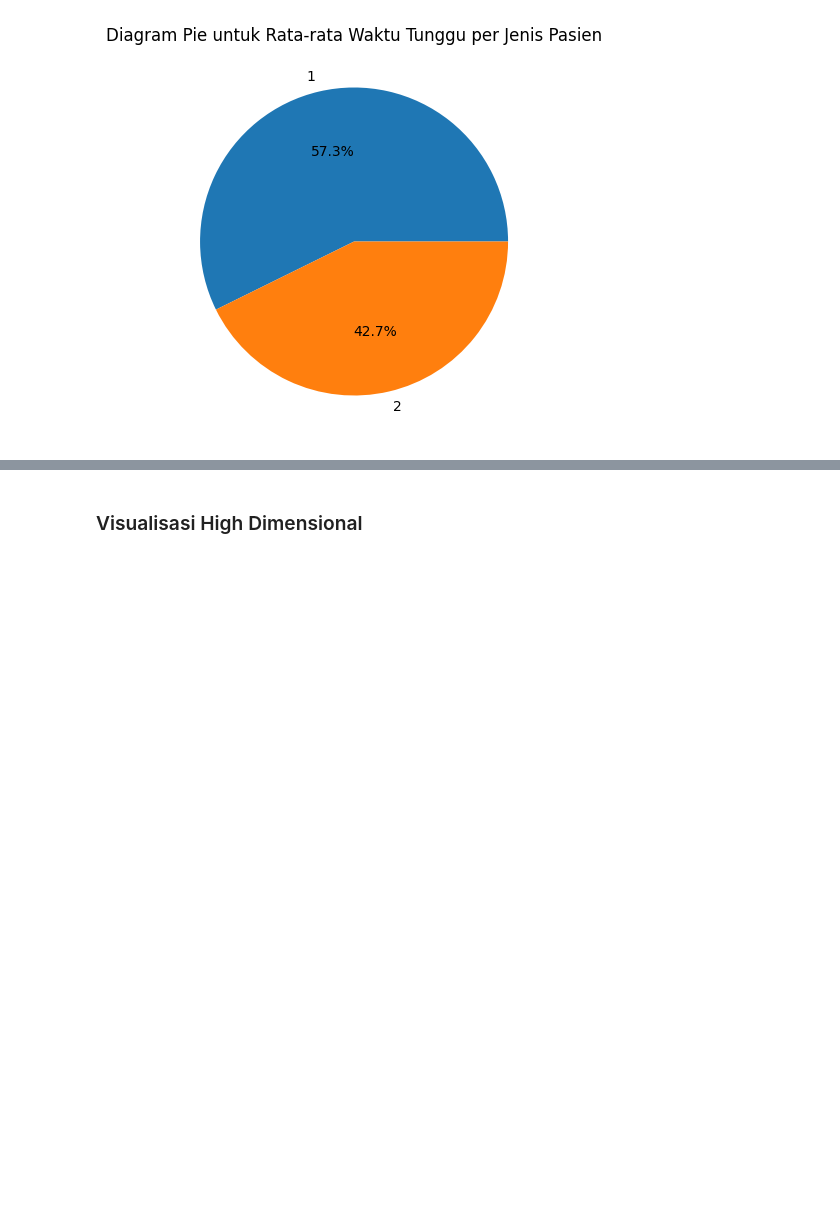
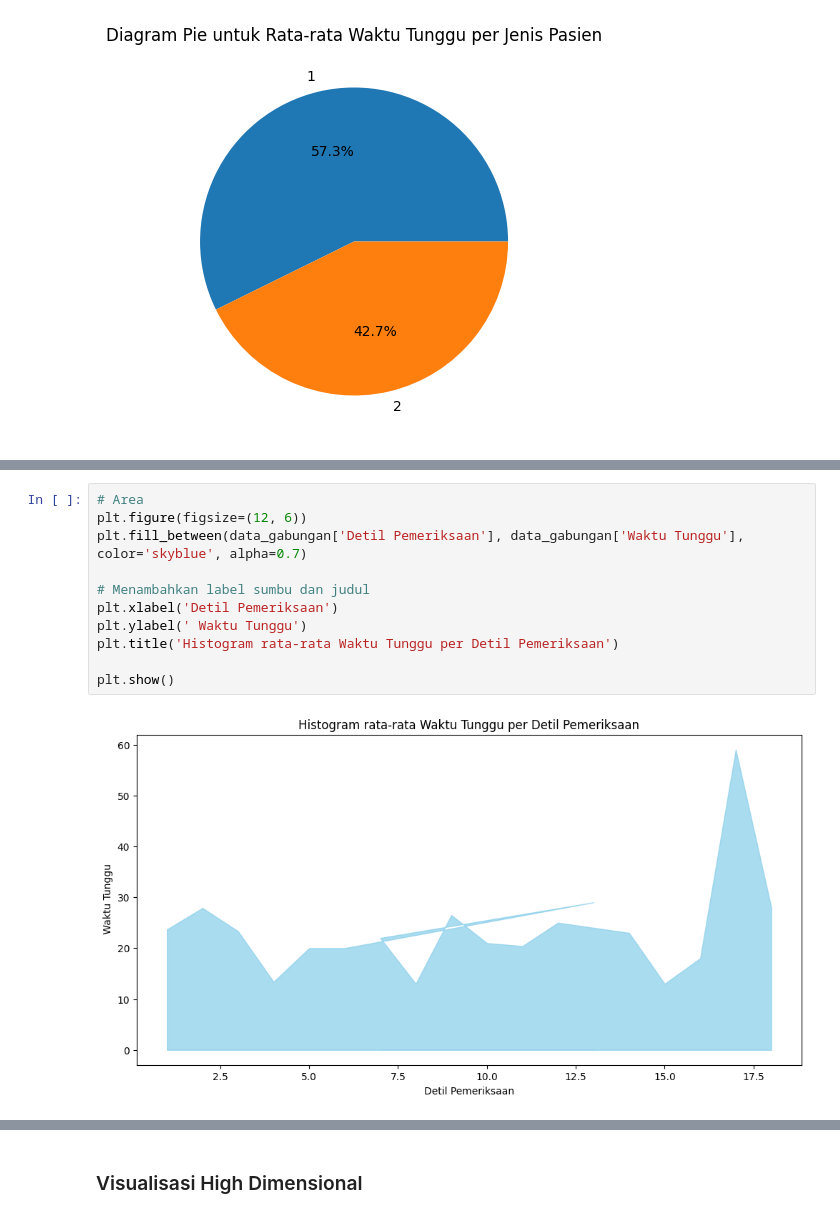
Before and after one commit to patgrace/AVD_WatingTime, a Jupyter notebook: visualisasi.ipynb, the cells around one changed output, grey strips where cells are left out. Saved outputs shown, nothing was run; the diff lists cells and outputs as text; blank space fills up the shorter version.

```diff
--- a/visualisasi.ipynb
+++ b/visualisasi.ipynb
@@ -469,0 +514,13 @@ plt.show()
+# %%
+# Area
+plt.figure(figsize=(12, 6))
+plt.fill_between(data_gabungan['Detil Pemeriksaan'], data_gabungan['Waktu Tunggu'], color='skyblue', alpha=0.7)
+
+# Menambahkan label sumbu dan judul
+plt.xlabel('Detil Pemeriksaan')
+plt.ylabel(' Waktu Tunggu')
+plt.title('Histogram rata-rata Waktu Tunggu per Detil Pemeriksaan')
+
+plt.show()
+# %% [output]
+[figure, added]
```
Also changed, not shown: parts of 12 cells of this notebook.
